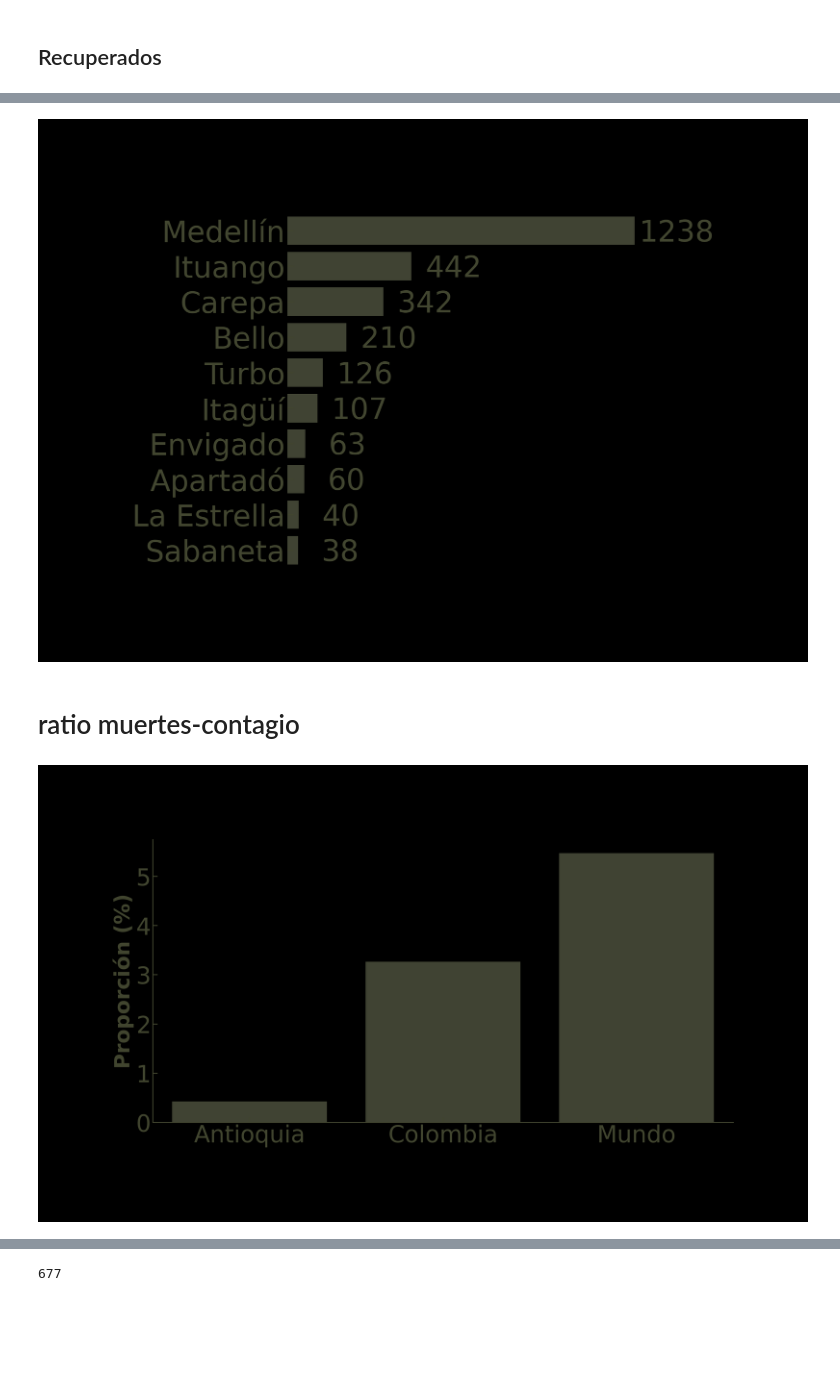
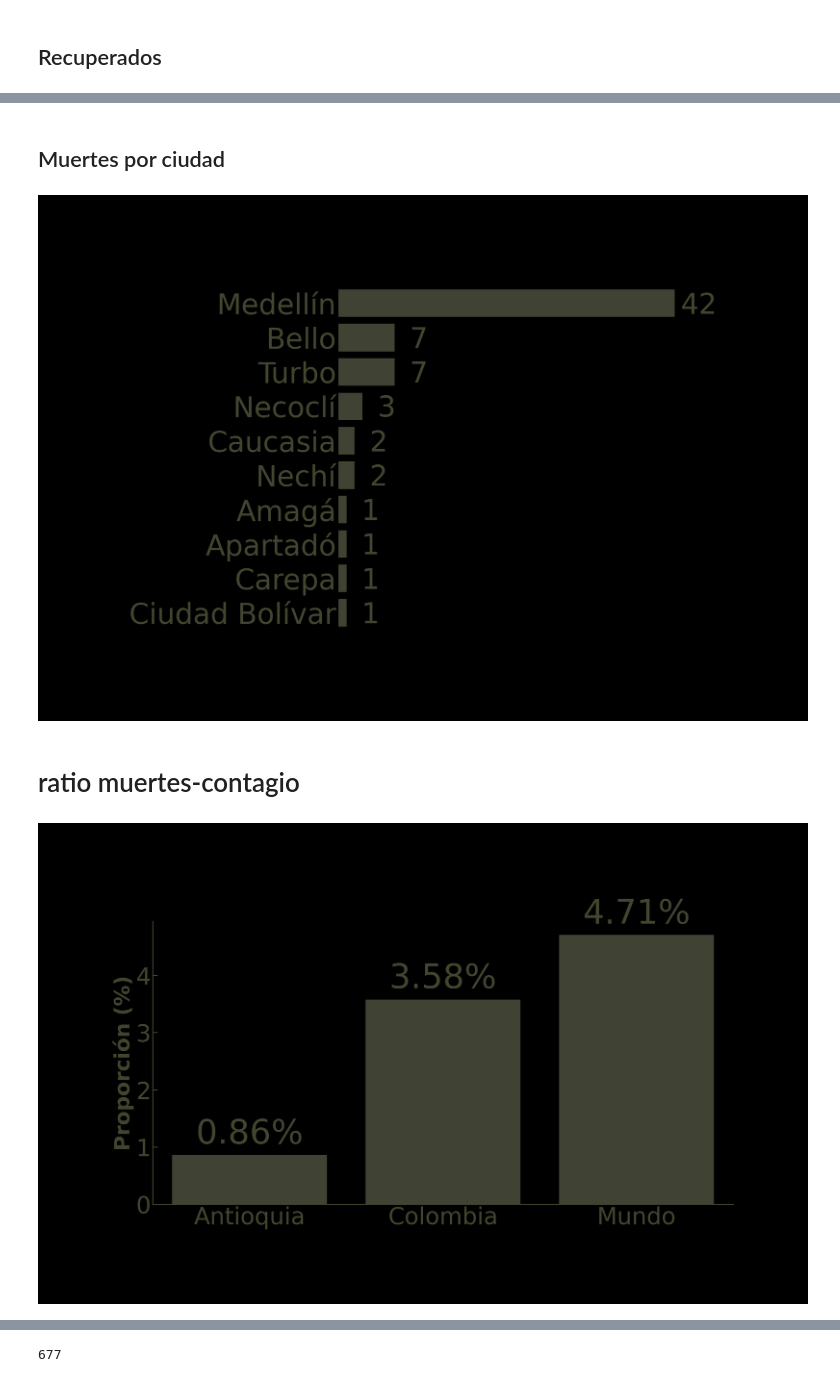
Before and after one commit to datatrooper/instatrooper, a Jupyter notebook: notebooks/2020/covid/covid antioquia.ipynb, the cells around one changed output, grey strips where cells are left out. Drawn from its saved outputs; the diff is of its cells as text; code cells hidden in the pictures; blank space fills up the shorter version.

```diff
--- a/notebooks/2020/covid/covid antioquia.ipynb
+++ b/notebooks/2020/covid/covid antioquia.ipynb
@@ -31,7 +34,7 @@ color = "#424630"
 # %%
 def load_colombia_df():
     client = Socrata("www.datos.gov.co", None)  # https://www.datos.gov.co/es/profile/edit/developer_settings   por si no funciona
-    results = client.get("gt2j-8ykr", limit=100000)
+    results = client.get("gt2j-8ykr", limit=1000000)
     results_df = pd.DataFrame.from_records(results)
     return results_df
 # %%
@@ -567,5 +674,8 @@ plt.show()
+# %% [markdown]
+## Muertes por ciudad
 # %%
-ciudades = df_ant.groupby("ciudad")["id_de_caso"].count().to_frame("cuenta").reset_index()
+df_ant_muertes = df_ant[df_ant["fecha_de_muerte"].notnull()]
+ciudades = df_ant_muertes.groupby("ciudad")["id_de_caso"].count().to_frame("cuenta").reset_index()
 ciudades = ciudades.sort_values("cuenta", ascending=False).reset_index()
 ax = sns.barplot(x = "cuenta", y="ciudad", data=ciudades.head(10), orient="h", color=color)
 
@@ -582,7 +692,7 @@ ax.tick_params(axis='y',which = "major", colors=color)
 
 # jugar con estos valores
 vertical_offset = 0.3
-horizontal_offset = 150
+horizontal_offset = 3
 
 ax.tick_params(axis='both', which='major', labelsize=45)
 for index, row in ciudades.head(10).iterrows():
@@ -595,26 +705,42 @@ for index, row in ciudades.head(10).iterrows():
 plt.savefig(f'ciudades_antioquia.png',bbox_inches='tight', transparent="True", pad_inches = 0)
 plt.show()
 # %% [output]
-[figure, old version]
+[figure, new version]
 # %% [markdown]
 # ratio muertes-contagio
+# %%
+ant_muertes = df_ant["fecha_de_muerte"].notnull().sum()
+ant_tot = df_ant.shape[0]
+
+col_muertes = df_col["fecha_de_muerte"].notnull().sum()
+col_tot = df_col.shape[0]
 # %%
 x = ["Antioquia", "Colombia", "Mundo"]
-ant_rat = (8/1884) * 100
-col_rat = (1592/48746) * 100
-world_rat = (433183/7915976) * 100
+ant_rat = (ant_muertes/ant_tot) * 100
+col_rat = (col_muertes/col_tot) * 100
+world_rat = (532000/11300000) * 100
 y = [ant_rat,col_rat,world_rat]
 plt.figure(figsize=(20,10))
 ax = sns.barplot(x = x, y=y, color=color)
 
 ax.tick_params(axis='x',which = "major", colors=color, labelsize=45)
 ax.tick_params(axis='y', colors=color, labelsize=45)
 plt.setp(ax.spines.values(), color=color)
 
 ax.set_xlabel("", fontsize=50, color=color)
 ax.set_ylabel("Proporción (%)", fontsize=40, color=color)
 
+
+for fila, columna in enumerate(y):
+    ax.text(fila + 0, columna+0.2, # posicion
+            str(round(columna,2)) + "%", # texto
+            color=color,
+            ha="center",
+            size=65)
+
+
+
 plt.savefig(f'ratios.png',bbox_inches='tight', transparent="True", pad_inches = 0)
 plt.show()
 # %% [output]
-[figure, old version]
+[figure, new version]
```
Also changed, not shown: parts of 66 cells of this notebook, 25 other files.
